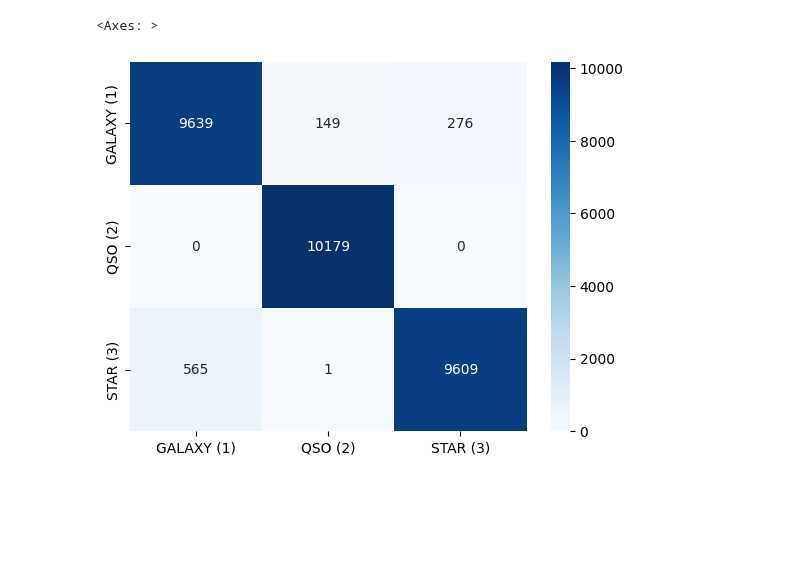
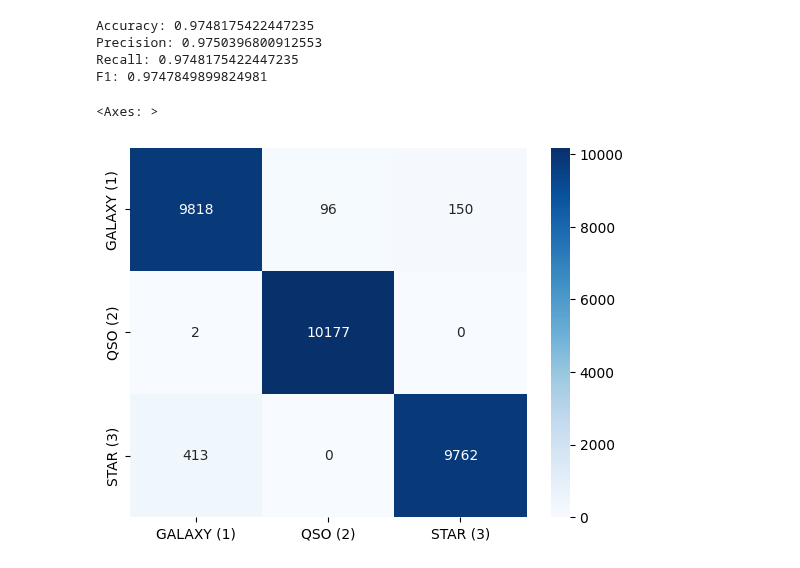
Before and after one commit to Francisco-Saraiva/daco_bell, a Jupyter notebook: Project/Support_Vector_Machine.ipynb, the cells around one changed output. Cells and saved outputs as stored; diff of their text form; code cells hidden in the pictures; blank space fills up the shorter version.

```diff
--- a/Project/Support_Vector_Machine.ipynb
+++ b/Project/Support_Vector_Machine.ipynb
@@ -116,6 +116,9 @@ results = random_search.cv_results_
 # Get the best parameters
 best_params = random_search.best_params_
 # %%
+import pandas as pd
+from pandas import read_csv
+
+results = read_csv('results.csv')
 # Print results in a table
 results_df = pd.DataFrame(results)
-print(results_df)
@@ -139,0 +125,7 @@ print(results_df)
+# %%
+# Order by f1 value
+
+results_df=results_df.sort_values(by=['mean_test_f1'], ascending=False)
+
+# Show the top 5 models with the best f1 score
+results_df.head()
@@ -139,0 +140,25 @@ print(results_df)
+# %%
+from sklearn.svm import SVC
+import numpy as np
+from sklearn import metrics
+
+X_train = np.load('X_train.npy')
+X_test = np.load('X_test.npy')
+y_train = np.load('y_train.npy')
+y_test = np.load('y_test.npy')
+
+# Recreate the best model
+best_by_f1 = results_df.iloc[0]
+best_model_by_f1 = SVC(kernel=best_by_f1['param_kernel'], random_state=42, decision_function_shape=best_by_f1['param_decision_function_shape'], gamma=best_by_f1['param_gamma'], coef0=best_by_f1['param_coef0'], degree=best_by_f1['param_degree'], max_iter=1000000)
+
+# Train the best model
+best_model_by_f1.fit(X_train, y_train)
+
+# Predict the test set
+y_pred_f1 = best_model_by_f1.predict(X_test)
+
+# Print the metrics
+print("Accuracy:", metrics.accuracy_score(y_test, y_pred_f1))
+print("Precision:", metrics.precision_score(y_test, y_pred_f1, average='weighted'))
+print("Recall:", metrics.recall_score(y_test, y_pred_f1, average='weighted'))
+print("F1:", metrics.f1_score(y_test, y_pred_f1, average='weighted'))
@@ -140,12 +182,33 @@ print(results_df)
+# %%
+# Recreate the best model according to the time of execution
+best_by_time = results_df.iloc[0]
+best_model_by_time = SVC(kernel=best_by_time['param_kernel'], random_state=42, decision_function_shape=best_by_time['param_decision_function_shape'], gamma=best_by_time['param_gamma'], coef0=best_by_time['param_coef0'], degree=best_by_time['param_degree'], max_iter=1000000)
+
+# Train the best model
+best_model_by_time.fit(X_train, y_train)
+
+# Predict the test set
+y_pred_time = best_model_by_time.predict(X_test)
+
+# Print the metrics
+print("Accuracy:", metrics.accuracy_score(y_test, y_pred_time))
+print("Precision:", metrics.precision_score(y_test, y_pred_time, average='weighted'))
+print("Recall:", metrics.recall_score(y_test, y_pred_time, average='weighted'))
+print("F1:", metrics.f1_score(y_test, y_pred_time, average='weighted'))
+# %% [output]
+Accuracy: 0.9748175422447235
+Precision: 0.9750396800912553
+Recall: 0.9748175422447235
+F1: 0.9747849899824981
 # %%
 import seaborn as sns
 
 # Confusion Matrix
-confusion_matrix = metrics.confusion_matrix(y_test, y_pred)
+confusion_matrix = metrics.confusion_matrix(y_test, y_pred_f1)
 labels = ['GALAXY (1)', 'QSO (2)', 'STAR (3)']
 
 # Create a heatmap with the labels
 sns.heatmap(confusion_matrix, annot=True, fmt='d', cmap='Blues', xticklabels=labels, yticklabels=labels)
 # %% [output]
 <Axes: >
-[figure, old version]
+[figure, new version]
```
Also changed, not shown: parts of 5 cells of this notebook, 1 other file.
